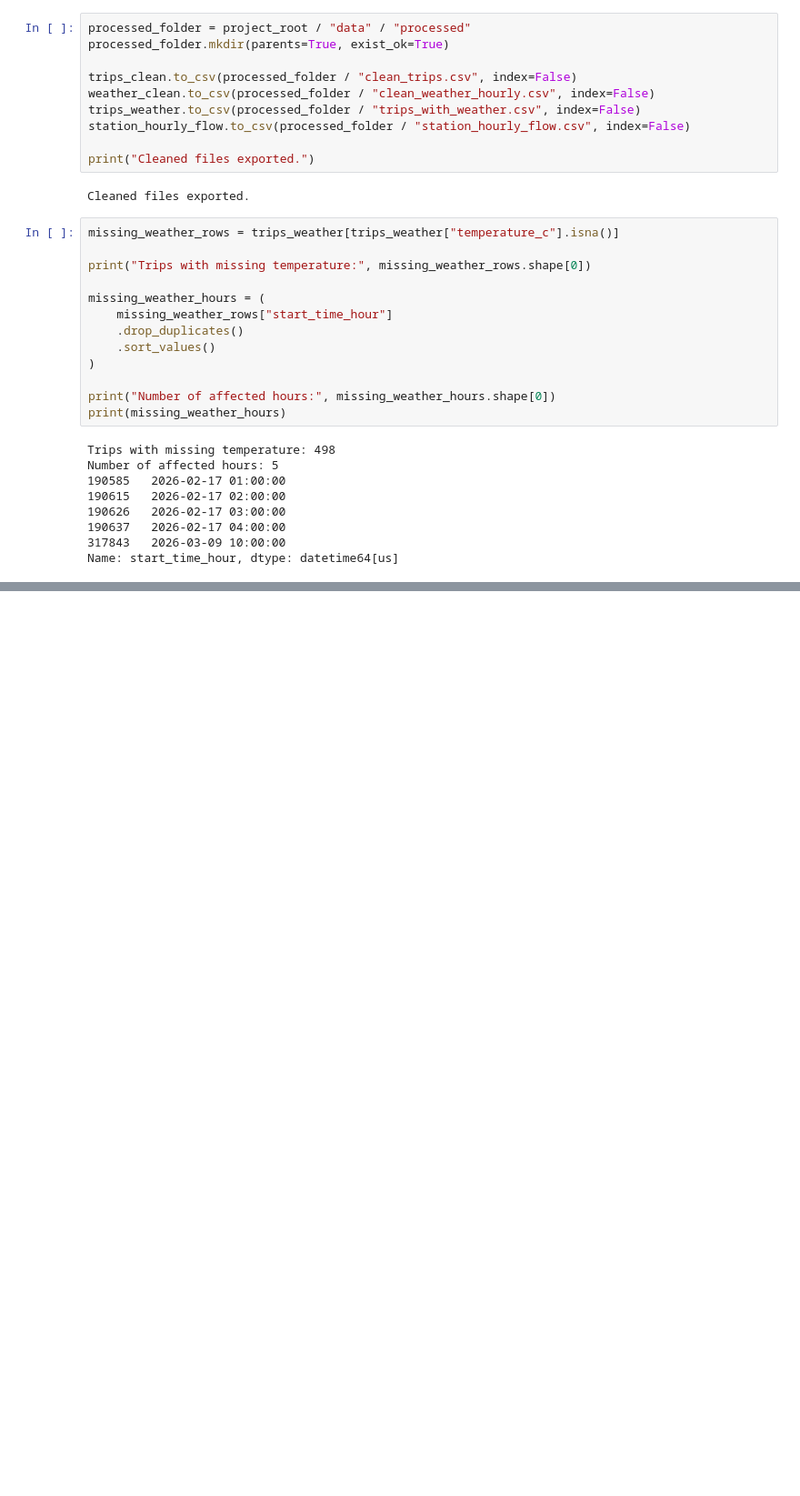
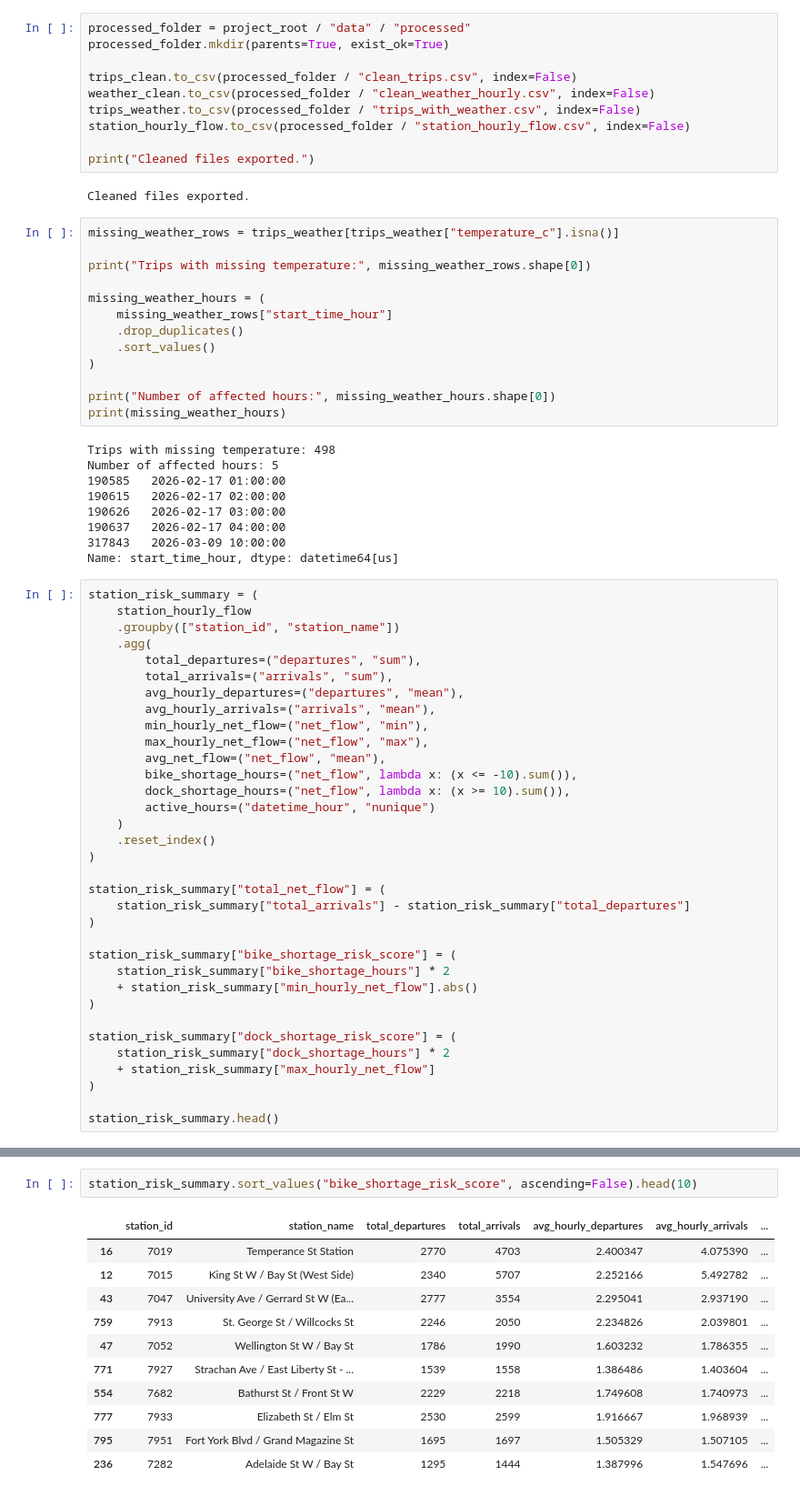
Before and after one commit to saelf9/Bike-Share-Toronto-Demand-Supply-Imbalance-Analysis, a Jupyter notebook: notebooks/02_data_cleaning.ipynb, the cells around one changed output, grey strips where cells are left out. Shown at 91% size. Drawn from its saved outputs; the diff is of its cells as text; blank space fills up the shorter version.

Commit message:
added a risk summary

```diff
--- a/notebooks/02_data_cleaning.ipynb
+++ b/notebooks/02_data_cleaning.ipynb
@@ -389,3 +389,37 @@ Number of affected hours: 5
 190637   2026-02-17 04:00:00
 317843   2026-03-09 10:00:00
 Name: start_time_hour, dtype: datetime64[us]
+# %%
+station_risk_summary = (
+    station_hourly_flow
+    .groupby(["station_id", "station_name"])
+    .agg(
+        total_departures=("departures", "sum"),
+        total_arrivals=("arrivals", "sum"),
+        avg_hourly_departures=("departures", "mean"),
+        avg_hourly_arrivals=("arrivals", "mean"),
+        min_hourly_net_flow=("net_flow", "min"),
+        max_hourly_net_flow=("net_flow", "max"),
+        avg_net_flow=("net_flow", "mean"),
+        bike_shortage_hours=("net_flow", lambda x: (x <= -10).sum()),
+        dock_shortage_hours=("net_flow", lambda x: (x >= 10).sum()),
+        active_hours=("datetime_hour", "nunique")
+    )
+    .reset_index()
+)
+
+station_risk_summary["total_net_flow"] = (
+    station_risk_summary["total_arrivals"] - station_risk_summary["total_departures"]
+)
+
+station_risk_summary["bike_shortage_risk_score"] = (
+    station_risk_summary["bike_shortage_hours"] * 2
+    + station_risk_summary["min_hourly_net_flow"].abs()
+)
+
+station_risk_summary["dock_shortage_risk_score"] = (
+    station_risk_summary["dock_shortage_hours"] * 2
+    + station_risk_summary["max_hourly_net_flow"]
+)
+
+station_risk_summary.head()
@@ -391,0 +433,14 @@ Name: start_time_hour, dtype: datetime64[us]
+# %%
+station_risk_summary.sort_values("bike_shortage_risk_score", ascending=False).head(10)
+# %% [output]
+|  | station_id | station_name | total_departures | total_arrivals | avg_hourly_departures | avg_hourly_arrivals | ... |
+| 16 | 7019 | Temperance St Station | 2770 | 4703 | 2.400347 | 4.075390 | ... |
+| 12 | 7015 | King St W / Bay St (West Side) | 2340 | 5707 | 2.252166 | 5.492782 | ... |
+| 43 | 7047 | University Ave / Gerrard St W (Ea... | 2777 | 3554 | 2.295041 | 2.937190 | ... |
+| 759 | 7913 | St. George St / Willcocks St | 2246 | 2050 | 2.234826 | 2.039801 | ... |
+| 47 | 7052 | Wellington St W / Bay St | 1786 | 1990 | 1.603232 | 1.786355 | ... |
+| 771 | 7927 | Strachan Ave / East Liberty St - ... | 1539 | 1558 | 1.386486 | 1.403604 | ... |
+| 554 | 7682 | Bathurst St / Front St W | 2229 | 2218 | 1.749608 | 1.740973 | ... |
+| 777 | 7933 | Elizabeth St / Elm St | 2530 | 2599 | 1.916667 | 1.968939 | ... |
+| 795 | 7951 | Fort York Blvd / Grand Magazine St | 1695 | 1697 | 1.505329 | 1.507105 | ... |
+| 236 | 7282 | Adelaide St W / Bay St | 1295 | 1444 | 1.387996 | 1.547696 | ... |
```
Also changed, not shown: parts of 3 cells of this notebook.
